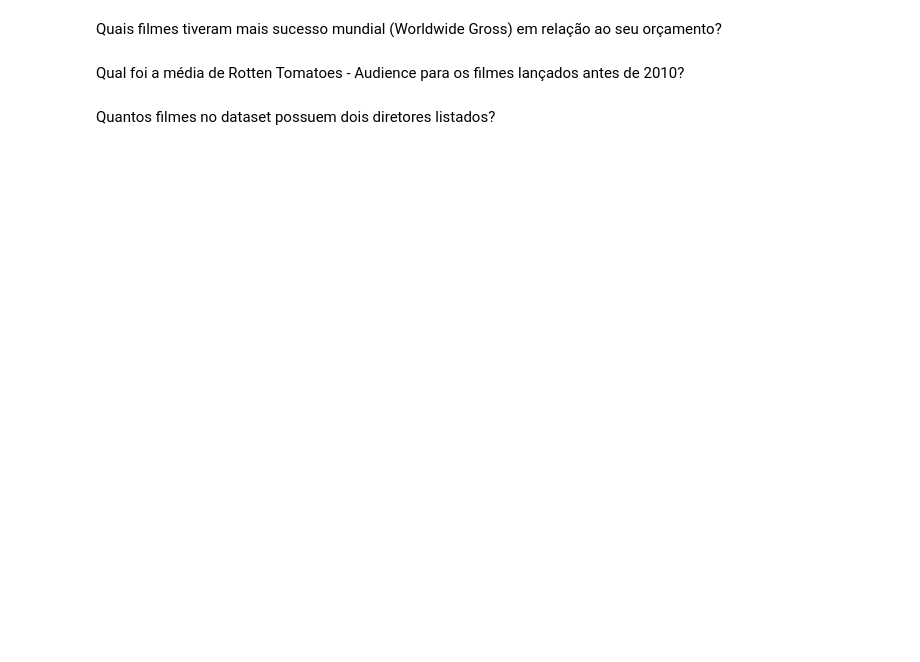
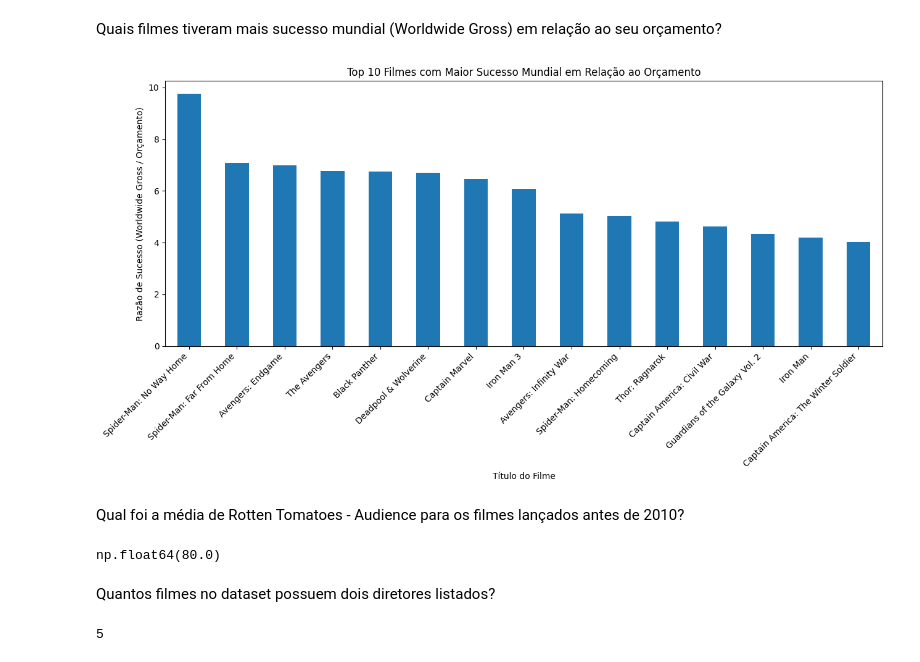
Before and after one commit to repository-italo/webacademy_t4, a Jupyter notebook: 17_ciencia_de_dados/notebook_lab01.json.ipynb, the cells around one changed output. Cells and saved outputs as stored; diff of their text form; code cells hidden in the pictures; blank space fills up the shorter version.

```diff
--- a/17_ciencia_de_dados/notebook_lab01.json.ipynb
+++ b/17_ciencia_de_dados/notebook_lab01.json.ipynb
@@ -317,6 +334,32 @@ Qual é a relação entre o IMDb Metascore e o Rotten Tomatoes - Critics?
 # %% [markdown]
 Quais filmes tiveram mais sucesso mundial (Worldwide Gross) em relação ao seu orçamento?
+# %%
+data_movies['Success Ratio'] = data_movies['Worldwide Gross (in million $)'] / data_movies['Budget (in million $)']
+data_movies = data_movies[data_movies['Budget (in million $)'] > 0]
+top_success_movies = data_movies.sort_values(by='Success Ratio', ascending=False)
+top_success_movies.head(15).plot(kind='bar', x='Title', y='Success Ratio', figsize=(13,7), legend=False)
+plt.title('Top 10 Filmes com Maior Sucesso Mundial em Relação ao Orçamento')
+plt.xlabel('Título do Filme')
+plt.ylabel('Razão de Sucesso (Worldwide Gross / Orçamento)')
+plt.xticks(rotation=45, ha='right')
+plt.tight_layout()
+plt.show()
+# %% [output]
+[figure, added]
 # %% [markdown]
 Qual foi a média de Rotten Tomatoes - Audience para os filmes lançados antes de 2010?
+# %%
+from datetime import datetime
+year_2010 = datetime(2010, 1, 1, 1)
+data_movies['Release Date (DD-MM-YYYY)'] = pd.to_datetime(data_movies['Release Date (DD-MM-YYYY)'])
+release_date_2010 = data_movies[data_movies['Release Date (DD-MM-YYYY)'] < year_2010]
+release_date_2010['Rotten Tomatoes - Audience (scored out of 100%)'].mean()
+# %% [output]
+np.float64(80.0)
 # %% [markdown]
 Quantos filmes no dataset possuem dois diretores listados?
+# %%
+data_movies_two_directors = data_movies[data_movies['Director (2)'].notnull()]
+data_movies_two_directors.index.size
+# %% [output]
+5
```
Also changed, not shown: parts of 6 cells of this notebook.
